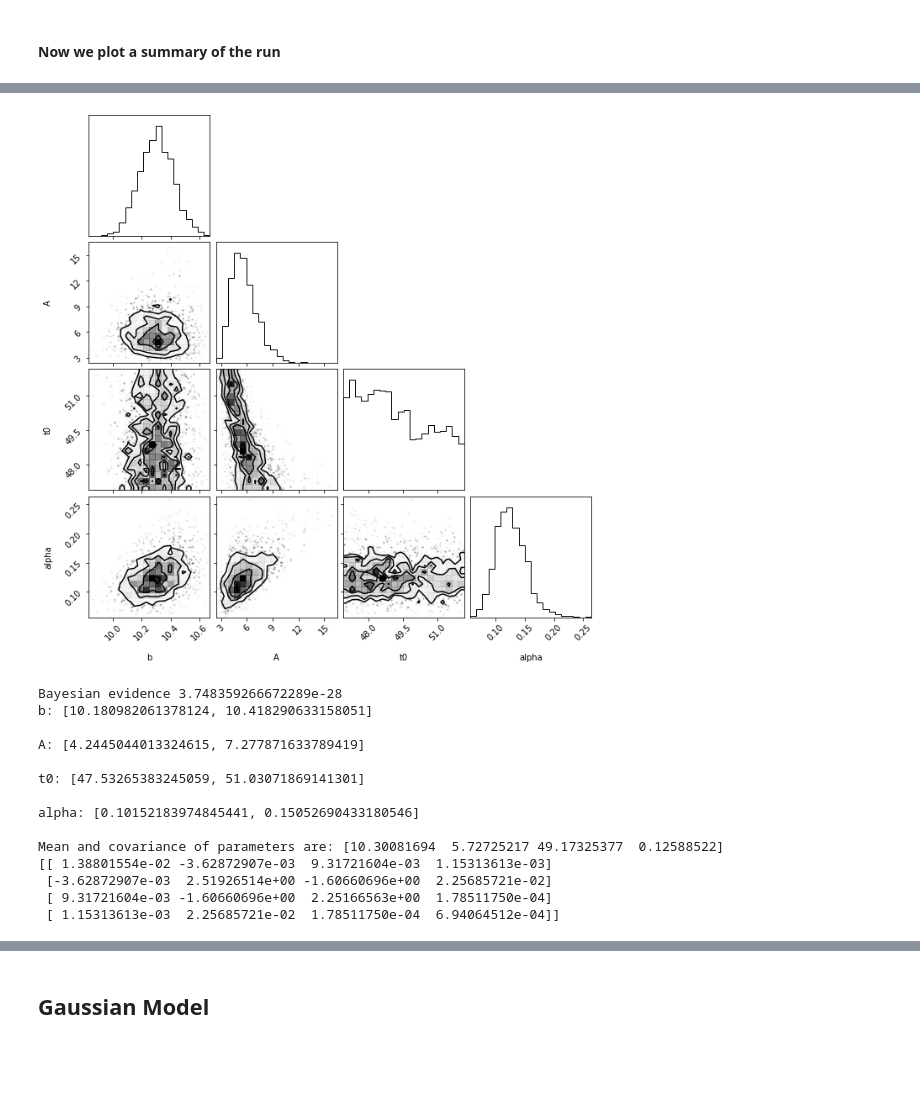
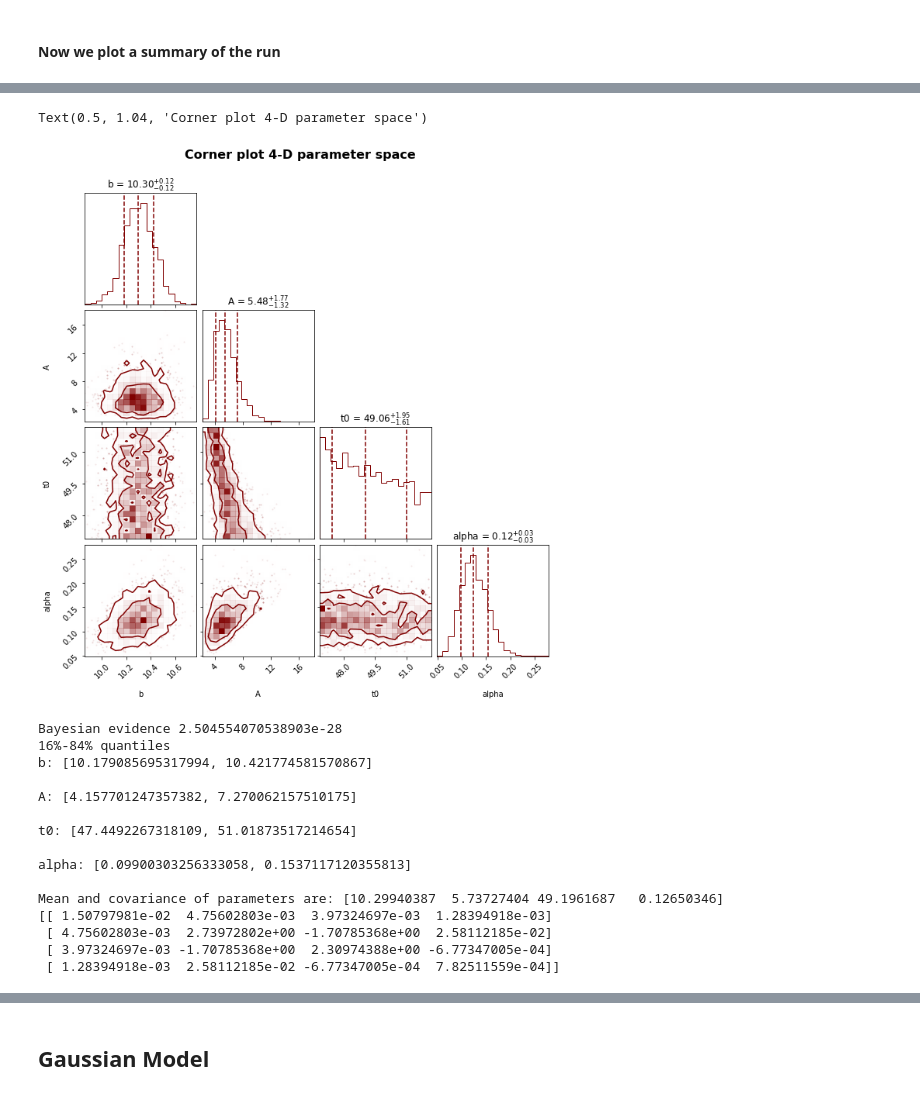
Before and after one commit to LeonardoToti/astrostatistics_bicocca_2024, a Jupyter notebook: working/L12/Transient_Universe_2.ipynb, the cells around one changed output, grey strips where cells are left out. Drawn from its saved outputs; the diff is of its cells as text; code cells hidden in the pictures; blank space fills up the shorter version.

```diff
--- a/working/L12/Transient_Universe_2.ipynb
+++ b/working/L12/Transient_Universe_2.ipynb
@@ -96,22 +97,26 @@ tfig, taxes = dyplot.traceplot(sresults)
 # %%
 from dynesty import utils as dyfunc
 import corner
 
 samples = sresults.samples  # samples
 weights = np.exp(sresults.logwt - sresults.logz[-1])  # normalized weights
 
 labels = ["b","A","t0","alpha"]
 
 samples_equal = dyfunc.resample_equal(samples, weights)
-corner.corner(samples_equal,labels=labels);
+
+fig = corner.corner(samples_equal, labels=labels, levels=[0.68,0.95], quantiles =[0.16,0.5,0.84], show_titles= True, color = 'maroon');
+fig.suptitle('Corner plot 4-D parameter space', fontsize = 16, fontweight="bold",  y=1.04)
 # %% [output]
+Text(0.5, 1.04, 'Corner plot 4-D parameter space')
-[figure, old version]
+[figure, new version]
 # %%
 evidence = sresults.logz[-1] #evidence
 print("Bayesian evidence", np.exp(evidence))
 
 # Compute 16%-84% quantiles.
 quantiles = [dyfunc.quantile(samps, [0.16, 0.84], weights=weights) for samps in samples.T]
+print("16%-84% quantiles ")
 for i,j in zip(np.arange(0,4,1), labels):
     print(j + ": " + str(quantiles[i]) + '\n')
 
@@ -119,20 +124,21 @@ for i,j in zip(np.arange(0,4,1), labels):
 mean, cov = dyfunc.mean_and_cov(samples, weights)
 print('Mean and covariance of parameters are: ' + str(mean) + '\n' + str(cov))
 # %% [output]
-Bayesian evidence 3.748359266672289e-28
-b: [10.180982061378124, 10.418290633158051]
+Bayesian evidence 2.504554070538903e-28
+16%-84% quantiles
+b: [10.179085695317994, 10.421774581570867]
 
-A: [4.2445044013324615, 7.277871633789419]
+A: [4.157701247357382, 7.270062157510175]
 
-t0: [47.53265383245059, 51.03071869141301]
+t0: [47.4492267318109, 51.01873517214654]
 
-alpha: [0.10152183974845441, 0.15052690433180546]
+alpha: [0.09900303256333058, 0.1537117120355813]
 
-Mean and covariance of parameters are: [10.30081694  5.72725217 49.17325377  0.12588522]
-[[ 1.38801554e-02 -3.62872907e-03  9.31721604e-03  1.15313613e-03]
- [-3.62872907e-03  2.51926514e+00 -1.60660696e+00  2.25685721e-02]
- [ 9.31721604e-03 -1.60660696e+00  2.25166563e+00  1.78511750e-04]
- [ 1.15313613e-03  2.25685721e-02  1.78511750e-04  6.94064512e-04]]
+Mean and covariance of parameters are: [10.29940387  5.73727404 49.1961687   0.12650346]
+[[ 1.50797981e-02  4.75602803e-03  3.97324697e-03  1.28394918e-03]
+ [ 4.75602803e-03  2.73972802e+00 -1.70785368e+00  2.58112185e-02]
+ [ 3.97324697e-03 -1.70785368e+00  2.30974388e+00 -6.77347005e-04]
+ [ 1.28394918e-03  2.58112185e-02 -6.77347005e-04  7.82511559e-04]]
 # %%
 sresults.summary()
 # %% [output]
```
Also changed, not shown: parts of 14 cells of this notebook, 1 other file.
